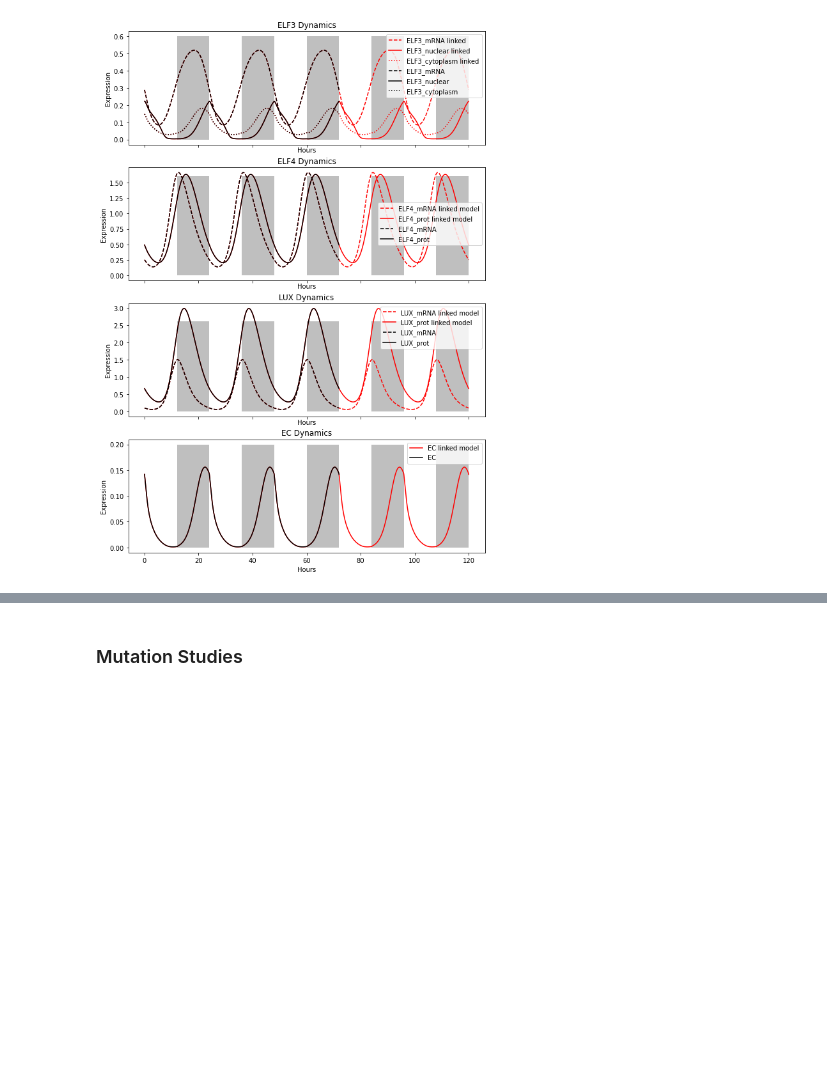
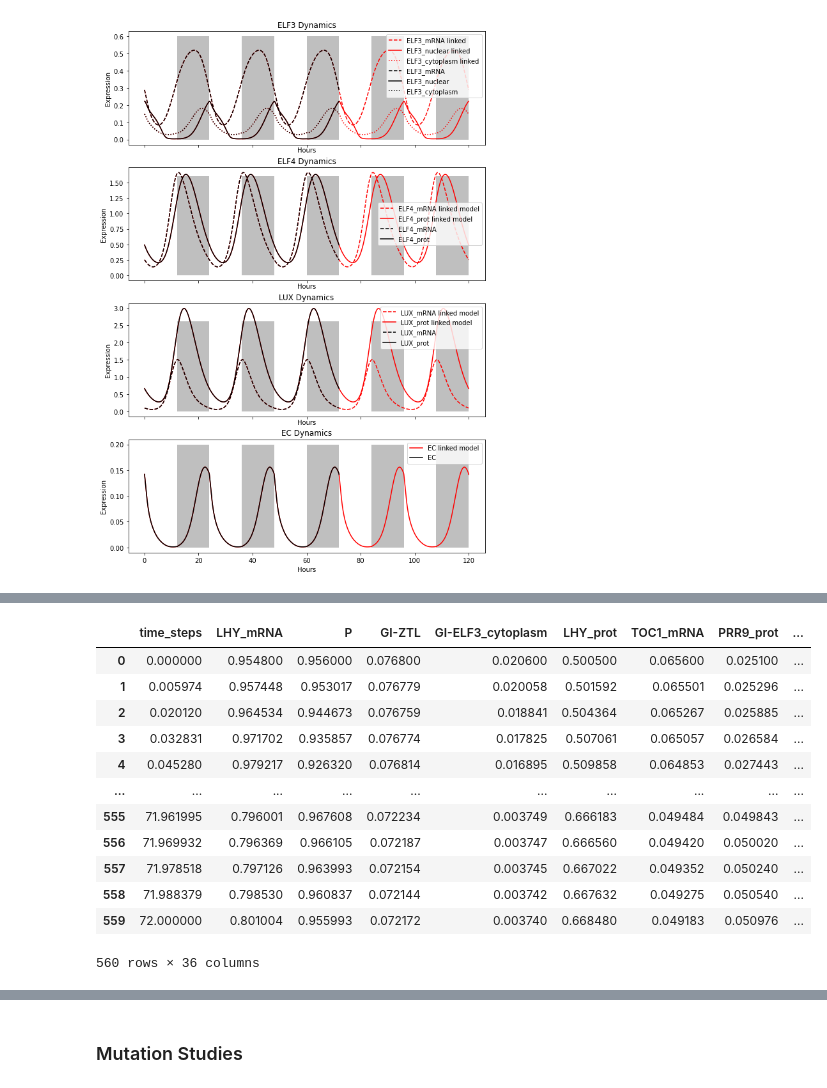
Before and after one commit to cbantock/arabidopsis_clock_linked_growth_model, a Jupyter notebook: CB_hypocotyl_growth_model.ipynb, the cells around one changed output, grey strips where cells are left out. Drawn from its saved outputs; the diff is of its cells as text; code cells hidden in the pictures; blank space fills up the shorter version.

Commit message:
running clock model with old param values

```diff
--- a/CB_hypocotyl_growth_model.ipynb
+++ b/CB_hypocotyl_growth_model.ipynb
@@ -71,6 +72,11 @@ def get_key(df, key):
     given a dataframe and key (ie column name), returns a list containing
     all values of the specified key. For example, calling get_key(DF, 'Genotype') would
     return a list containing all Genotypes found in the experimental data
+
+    :param a: dataframe
+    :param b: column name/key
+
+    :return: sorted list of values
     '''
     kL=df[key].tolist()
     kM={}
@@ -145,7 +151,7 @@ def growth(y, t, Temp, Day, mut, pB28, kr22, kr28, pE122, pE128,
     y is an array containing [PHYB], [ELF3], [PIF], [COP1], and growth (m) - protein concentrations are non-dimensional
     parameters that are a function of T will have different values at 22C and 28C
     For a given species K, dk = decay rate
-    mutk is a multiplier that alters moleccule K's production to accomodate knout and over-expressor lines
+    mutk is a multiplier that alters molecule K's production to accomodate knout and over-expressor lines
     '''
 
     #Variables
@@ -1382,0 +1405,27 @@ Text(0.5, 1.0, 'EC Dynamics')
+# %%
+clock_model_old_params_sim = get_outputs(clock_model, ['Y_old'], ['T_old'])
+
+clock_outputs_og = 'LHY mRNA,P,GI-ZTL,GI-ELF3 cytoplasm,LHY prot,TOC1 mRNA,PRR9 prot,PRR5 (NI) mRNA,PRR5 (NI) prot,GI prot cytoplasm,TOC1 prot,ZTL,EC,GI mRNA,PRR9 mRNA,PRR7 mRNA,PRR7 prot,ELF4 mRNA,ELF4 prot,LHY prot modif,ABAR mRNA,COP1 cytoplasm,ELF3 mRNA,ELF3 cytoplasm,ELF3 nuclear,COP1 nuclear night,COP1 nuclear day,LUX mRNA,LUX prot,PP2C prot,SnRK2 prot,stomata,?,?,?'
+
+clock_outputs_og = clock_outputs_og.split(',')
+header = ['time_steps']
+for item in clock_outputs_og:
+    item = item.replace(" ", '_')
+    header.append(item)
+clock_model_old_params_df = create_df(clock_model_old_params_sim, 'Y_old')
+# %%
+clock_model_old_params_df
+# %% [output]
+|  | time_steps | LHY_mRNA | P | GI-ZTL | GI-ELF3_cytoplasm | LHY_prot | TOC1_mRNA | PRR9_prot | ... |
+| 0 | 0.000000 | 0.954800 | 0.956000 | 0.076800 | 0.020600 | 0.500500 | 0.065600 | 0.025100 | ... |
+| 1 | 0.005974 | 0.957448 | 0.953017 | 0.076779 | 0.020058 | 0.501592 | 0.065501 | 0.025296 | ... |
+| 2 | 0.020120 | 0.964534 | 0.944673 | 0.076759 | 0.018841 | 0.504364 | 0.065267 | 0.025885 | ... |
+| 3 | 0.032831 | 0.971702 | 0.935857 | 0.076774 | 0.017825 | 0.507061 | 0.065057 | 0.026584 | ... |
+| 4 | 0.045280 | 0.979217 | 0.926320 | 0.076814 | 0.016895 | 0.509858 | 0.064853 | 0.027443 | ... |
+| ... | ... | ... | ... | ... | ... | ... | ... | ... | ... |
+| 555 | 71.961995 | 0.796001 | 0.967608 | 0.072234 | 0.003749 | 0.666183 | 0.049484 | 0.049843 | ... |
+| 556 | 71.969932 | 0.796369 | 0.966105 | 0.072187 | 0.003747 | 0.666560 | 0.049420 | 0.050020 | ... |
+| 557 | 71.978518 | 0.797126 | 0.963993 | 0.072154 | 0.003745 | 0.667022 | 0.049352 | 0.050240 | ... |
+| 558 | 71.988379 | 0.798530 | 0.960837 | 0.072144 | 0.003742 | 0.667632 | 0.049275 | 0.050540 | ... |
+| 559 | 72.000000 | 0.801004 | 0.955993 | 0.072172 | 0.003740 | 0.668480 | 0.049183 | 0.050976 | ... |
+560 rows × 36 columns
```
Also changed, not shown: parts of 8 cells of this notebook.
